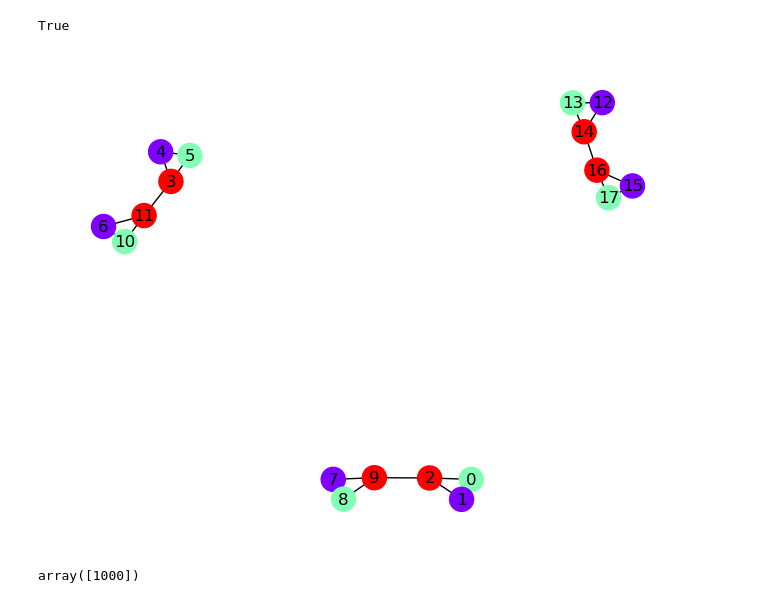
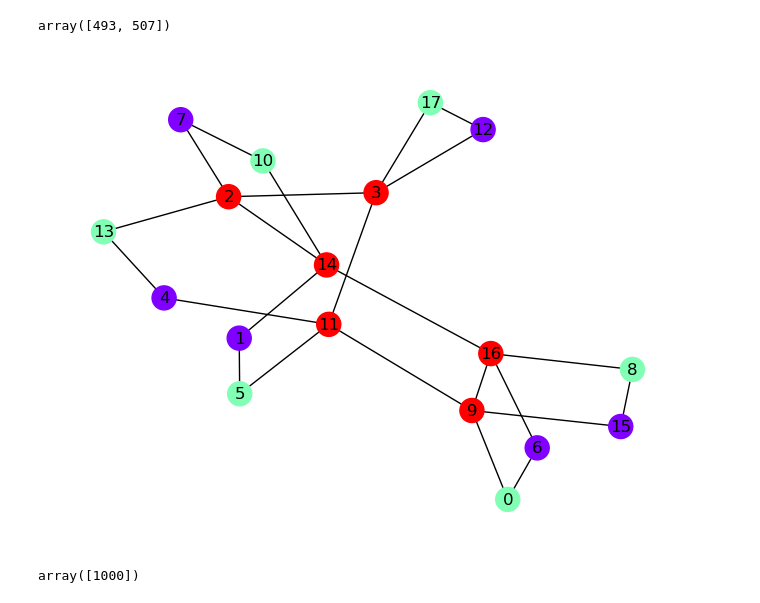
Before and after one commit to coryglover/NetDesign, a Jupyter notebook: notebooks/debug_mcmc.ipynb, the cells around one changed output. Saved outputs shown, nothing was run; the diff lists cells and outputs as text; code cells hidden in the pictures.

```diff
--- a/notebooks/debug_mcmc.ipynb
+++ b/notebooks/debug_mcmc.ipynb
@@ -17,29 +17,29 @@ protein_human_path = '/Users/glover.co/Documents/laszlo/NetDesign/data/protein_c
 # %%
-target = nx.read_edgelist(f'{protein_human_path}/edgefiles/CPX-1919.edge', nodetype=int)
+target = nx.read_edgelist(f'{protein_human_path}/edgefiles/CPX-1949.edge', nodetype=int)
 # %%
-X = np.loadtxt(f'{protein_human_path}/Xfiles/X_CPX-1919.txt')
+X = np.loadtxt(f'{protein_human_path}/Xfiles/X_CPX-1949.txt')
 O = at.extract_O(target, X)
 capacity = at.extract_deg_cap(target, X).reshape(-1)
 # %%
 initial_graph = nx.Graph()
 initial_graph.add_nodes_from(target.nodes())
-initial_graph.add_edges_from([(0,1),(1,2),(2,0),
-                              (3,4),(4,5),(5,3),
-                              (6,10),(10,11),(11,6),
-                              (9,7),(7,8),(8,9),
-                              (12,13),(13,14),(14,12),
-                              (15,16),(16,17),(17,15),
-                              (2,9),(11,3),(16,14)])
+# initial_graph.add_edges_from([(0,1),(1,2),(2,0),
+#                               (3,4),(4,5),(5,3),
+#                               (6,10),(10,11),(11,6),
+#                               (9,7),(7,8),(8,9),
+#                               (12,13),(13,14),(14,12),
+#                               (15,16),(16,17),(17,15),
+#                               (2,9),(11,3),(16,14)])
 # %%
 p, samples, idx, success = at.prob_dist(X, O, capacity, initial_graph = initial_graph, max_edges = True, T=10000, max_iters=1000, rewire_est=True, verbose=True)
-# %%
-initial_tree.success
-# %% [output]
-True
+# %%
+p
+# %% [output]
+array([493, 507])
 # %%
-at.draw_network(initial_graph,X,with_labels=True)
+at.draw_network(samples[1],X,with_labels=True)
 # %% [output]
-[figure, old version]
+[figure, new version]
 # %%
 p
 # %% [output]
```
Also changed, not shown: parts of 11 cells of this notebook, 2 other files.
